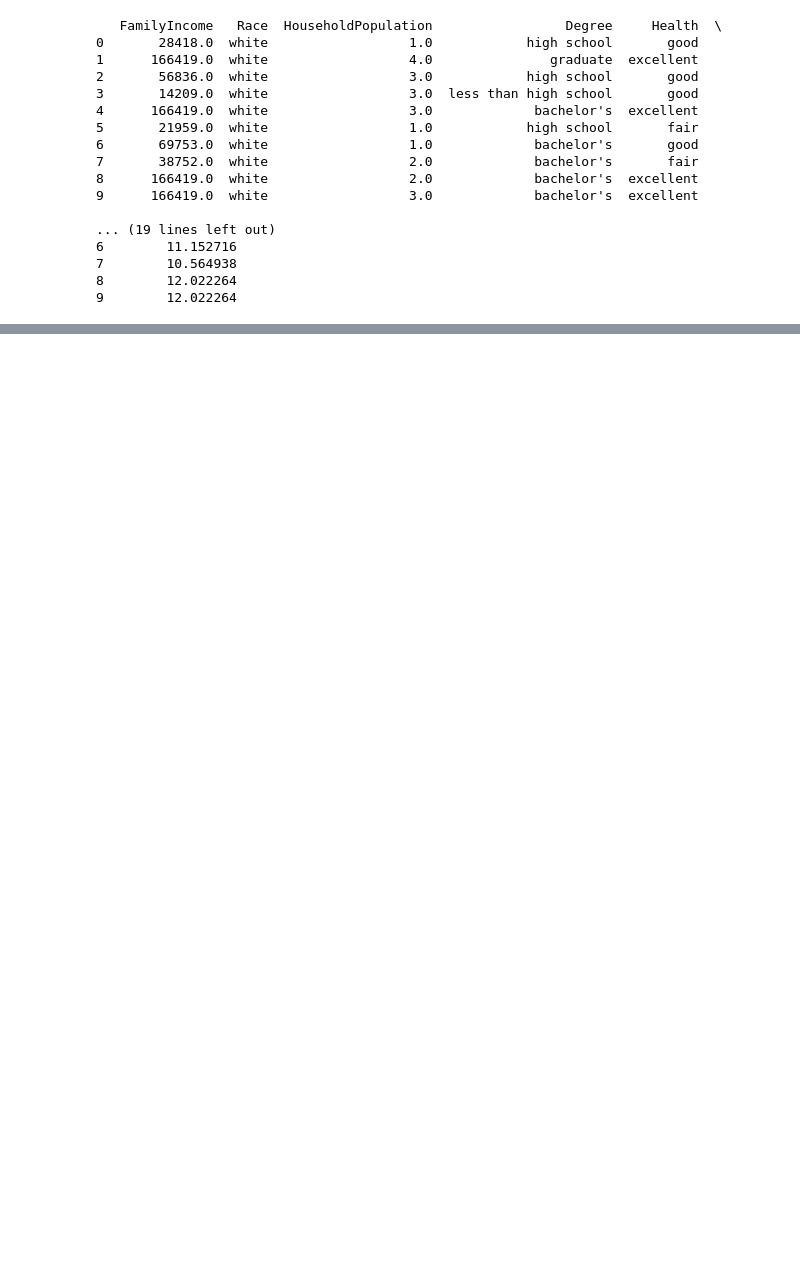
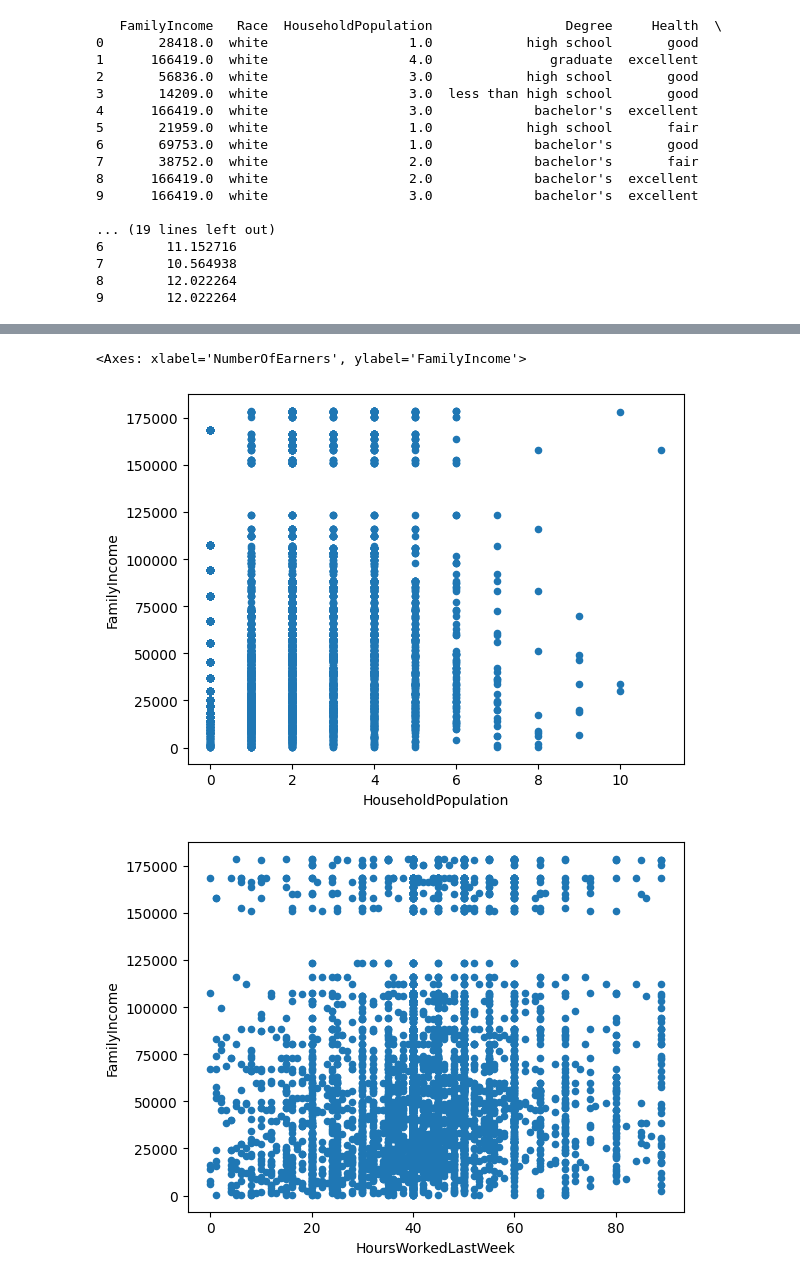
Before and after one commit to DS3001/group7, a Jupyter notebook: Lab1_EDA.ipynb, the cells around one changed output, grey strips where cells are left out. Drawn from its saved outputs; the diff is of its cells as text; code cells hidden in the pictures; blank space fills up the shorter version.

```diff
--- a/Lab1_EDA.ipynb
+++ b/Lab1_EDA.ipynb
@@ -507,0 +821,12 @@ pd.crosstab(filtered_df['Race'], filtered_df['HouseholdPopulation'])
+# %%
+#Correlation Coefficients for Quant vs. Response
+
+print(filtered_df.corr())
+print(filtered_df.cov())
+
+#Scatterplots
+
+filtered_df.plot.scatter(y = 'FamilyIncome', x = 'HouseholdPopulation')
+filtered_df.plot.scatter(y = 'FamilyIncome', x = 'HoursWorkedLastWeek')
+filtered_df.plot.scatter(y = 'FamilyIncome', x = 'NumberOfEarners')
+# %% [output]
@@ -507,0 +850,3 @@ pd.crosstab(filtered_df['Race'], filtered_df['HouseholdPopulation'])
+<Axes: xlabel='NumberOfEarners', ylabel='FamilyIncome'>
+[figure, added]
+[figure, added]
```
Also changed, not shown: parts of 29 cells of this notebook.
